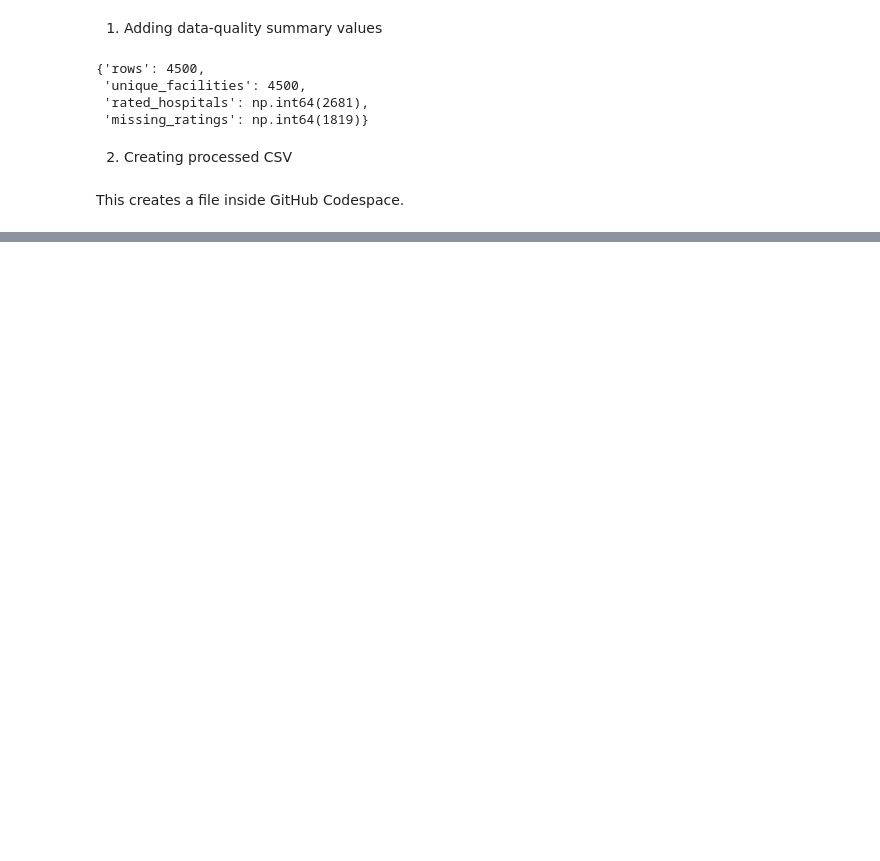
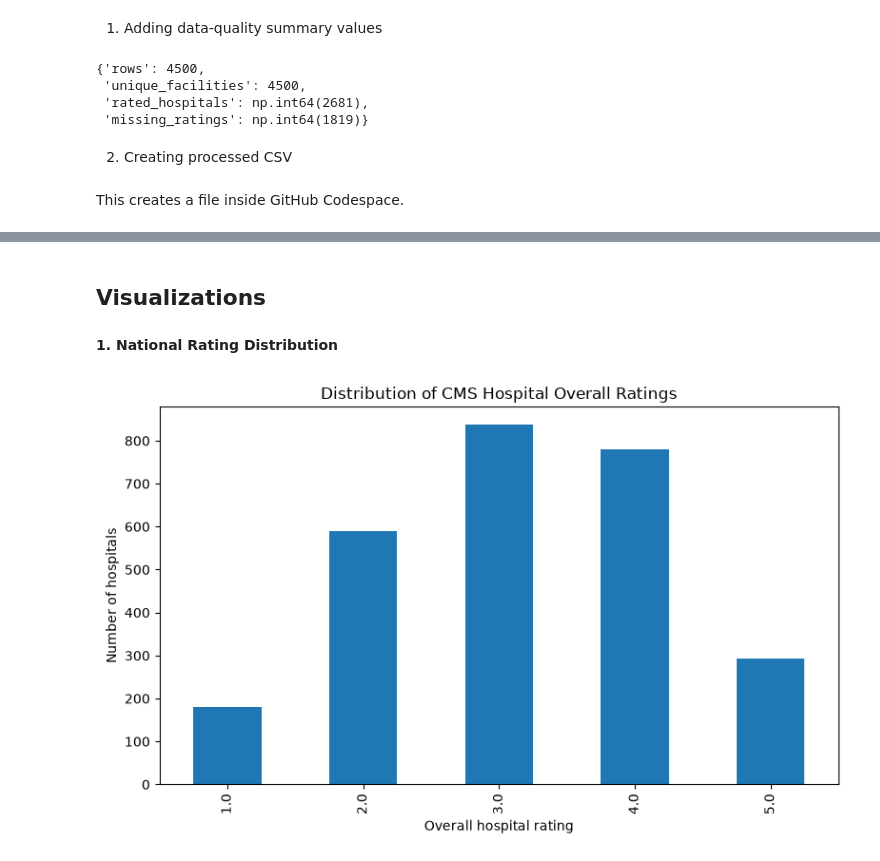
Before and after one commit to rtorresromero93/us-hospital-quality-analysis, a Jupyter notebook: notebooks/01_hospital_quality_analysis.ipynb, the cells around one changed output, grey strips where cells are left out. Saved outputs shown, nothing was run; the diff lists cells and outputs as text; code cells hidden in the pictures; blank space fills up the shorter version.

```diff
--- a/notebooks/01_hospital_quality_analysis.ipynb
+++ b/notebooks/01_hospital_quality_analysis.ipynb
@@ -428,0 +433,10 @@ hospitals.to_csv("data/processed/hospitals_clean.csv", index=False)
+# %%
+rating_distribution = (
+    hospitals["hospital_overall_rating"]
+    .value_counts()
+    .sort_index()
+    .rename_axis("rating")
+    .reset_index(name="hospital_count")
+)
+
+rating_distribution
@@ -428,0 +636,19 @@ hospitals.to_csv("data/processed/hospitals_clean.csv", index=False)
+# %% [markdown]
+## Visualizations
+# %% [markdown]
+**1. National Rating Distribution**
+# %%
+ax = rating_distribution.plot(
+    x="rating",
+    y="hospital_count",
+    kind="bar",
+    legend=False,
+    figsize=(8, 5),
+)
+ax.set_title("Distribution of CMS Hospital Overall Ratings")
+ax.set_xlabel("Overall hospital rating")
+ax.set_ylabel("Number of hospitals")
+plt.tight_layout()
+plt.show()
+# %% [output]
+[figure, added]
```
Also changed, not shown: parts of 31 cells of this notebook, 1 other file.
